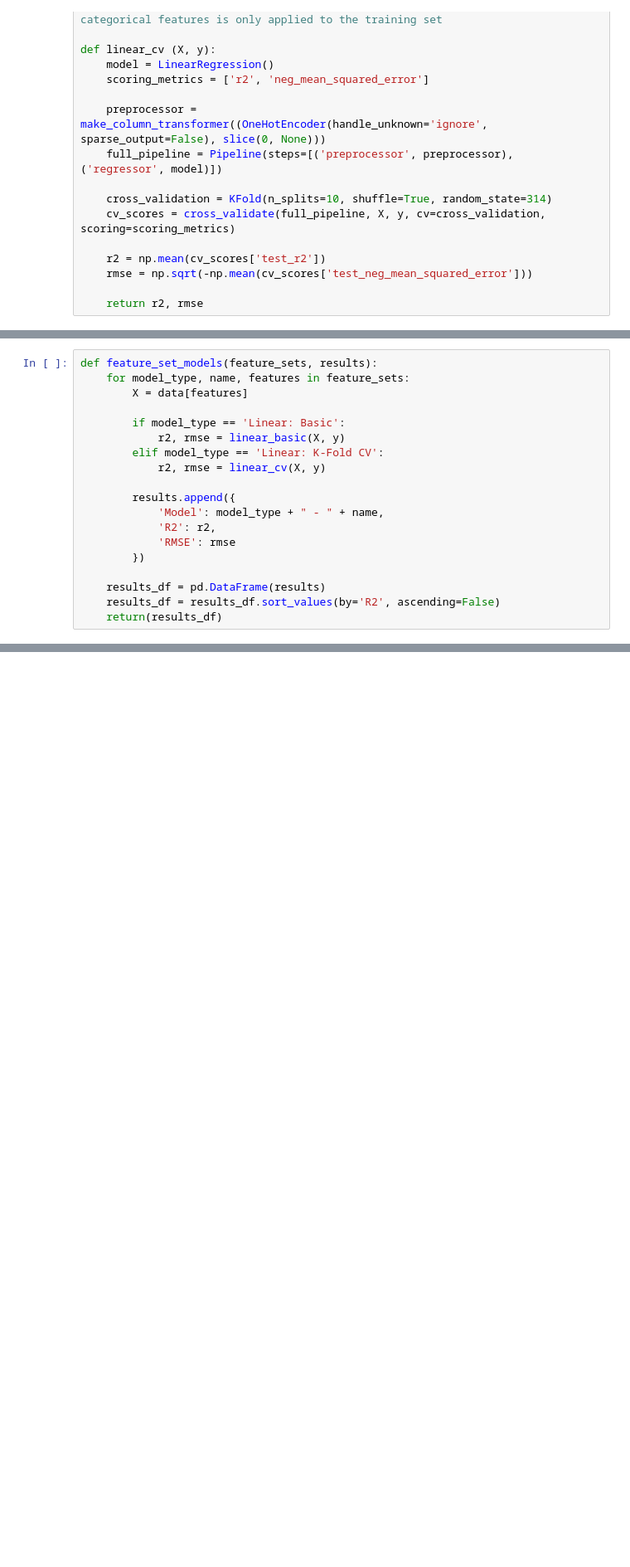
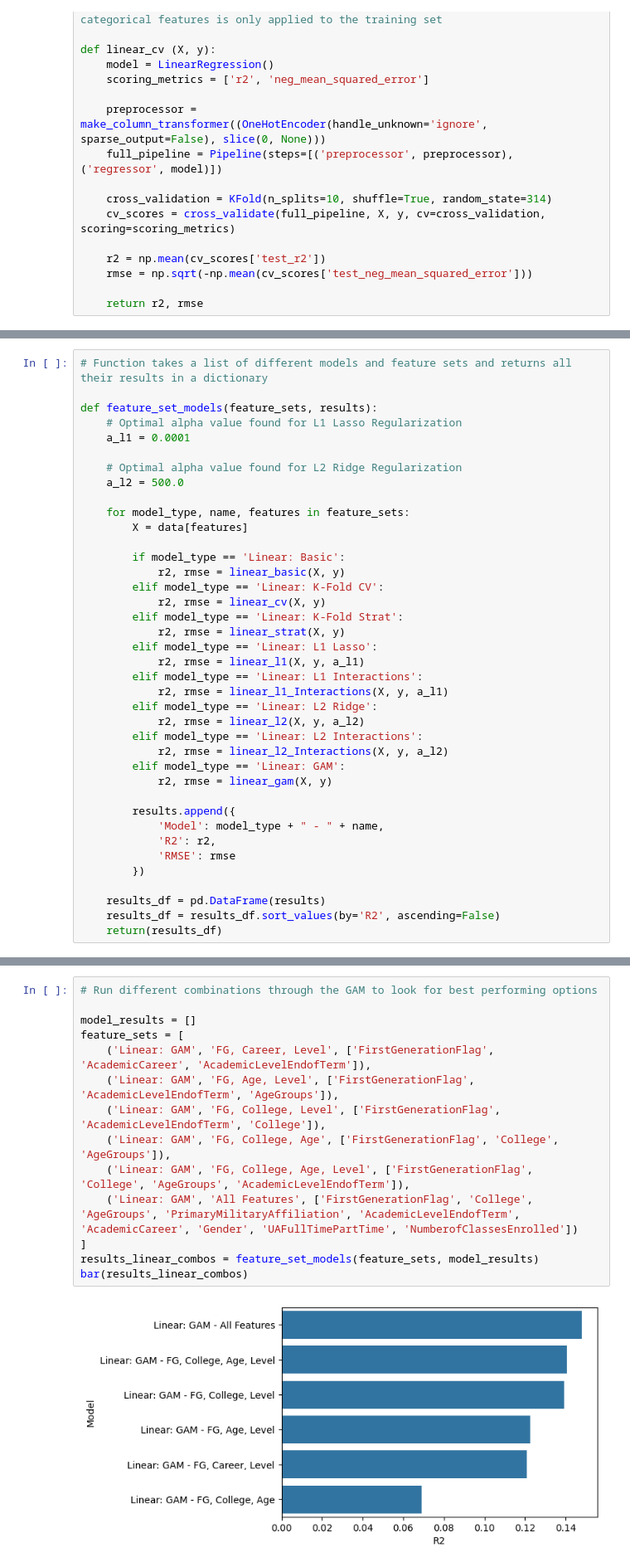
Before and after one commit to gburden6/INFO698-Fall2025-GB-PM, a Jupyter notebook: INFO698_McManus.ipynb, the cells around one changed output, grey strips where cells are left out. Shown at 83% size. Cells and saved outputs as stored; diff of their text form; blank space fills up the shorter version.

Commit message:
Added markdown and final model code

```diff
--- a/INFO698_McManus.ipynb
+++ b/INFO698_McManus.ipynb
@@ -196,5 +258,13 @@ def linear_cv (X, y):
 # %%
+# Function takes a list of different models and feature sets and returns all their results in a dictionary
+
 def feature_set_models(feature_sets, results):
+    # Optimal alpha value found for L1 Lasso Regularization
+    a_l1 = 0.0001
+
+    # Optimal alpha value found for L2 Ridge Regularization
+    a_l2 = 500.0
+
     for model_type, name, features in feature_sets:
         X = data[features]
 
@@ -202,6 +272,18 @@ def feature_set_models(feature_sets, results):
             r2, rmse = linear_basic(X, y)
         elif model_type == 'Linear: K-Fold CV':
             r2, rmse = linear_cv(X, y)
+        elif model_type == 'Linear: K-Fold Strat':
+            r2, rmse = linear_strat(X, y)
+        elif model_type == 'Linear: L1 Lasso':
+            r2, rmse = linear_l1(X, y, a_l1)
+        elif model_type == 'Linear: L1 Interactions':
+            r2, rmse = linear_l1_Interactions(X, y, a_l1)
+        elif model_type == 'Linear: L2 Ridge':
+            r2, rmse = linear_l2(X, y, a_l2)
+        elif model_type == 'Linear: L2 Interactions':
+            r2, rmse = linear_l2_Interactions(X, y, a_l2)
+        elif model_type == 'Linear: GAM':
+            r2, rmse = linear_gam(X, y)
 
         results.append({
             'Model': model_type + " - " + name,
@@ -233,0 +414,16 @@ def bar(data):
+# %%
+# Run different combinations through the GAM to look for best performing options
+
+model_results = []
+feature_sets = [
+    ('Linear: GAM', 'FG, Career, Level', ['FirstGenerationFlag', 'AcademicCareer', 'AcademicLevelEndofTerm']),
+    ('Linear: GAM', 'FG, Age, Level', ['FirstGenerationFlag', 'AcademicLevelEndofTerm', 'AgeGroups']),
+    ('Linear: GAM', 'FG, College, Level', ['FirstGenerationFlag', 'AcademicLevelEndofTerm', 'College']),
+    ('Linear: GAM', 'FG, College, Age', ['FirstGenerationFlag', 'College', 'AgeGroups']),
+    ('Linear: GAM', 'FG, College, Age, Level', ['FirstGenerationFlag', 'College', 'AgeGroups', 'AcademicLevelEndofTerm']),
+    ('Linear: GAM', 'All Features', ['FirstGenerationFlag', 'College', 'AgeGroups', 'PrimaryMilitaryAffiliation', 'AcademicLevelEndofTerm', 'AcademicCareer', 'Gender', 'UAFullTimePartTime', 'NumberofClassesEnrolled'])
+]
+results_linear_combos = feature_set_models(feature_sets, model_results)
+bar(results_linear_combos)
+# %% [output]
+[figure, added]
```
Also changed, not shown: parts of 41 cells of this notebook.
